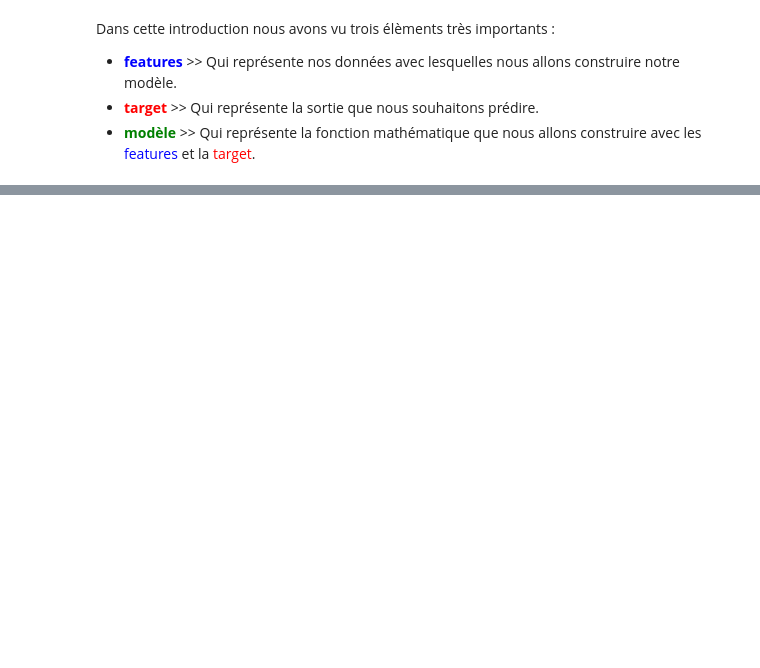
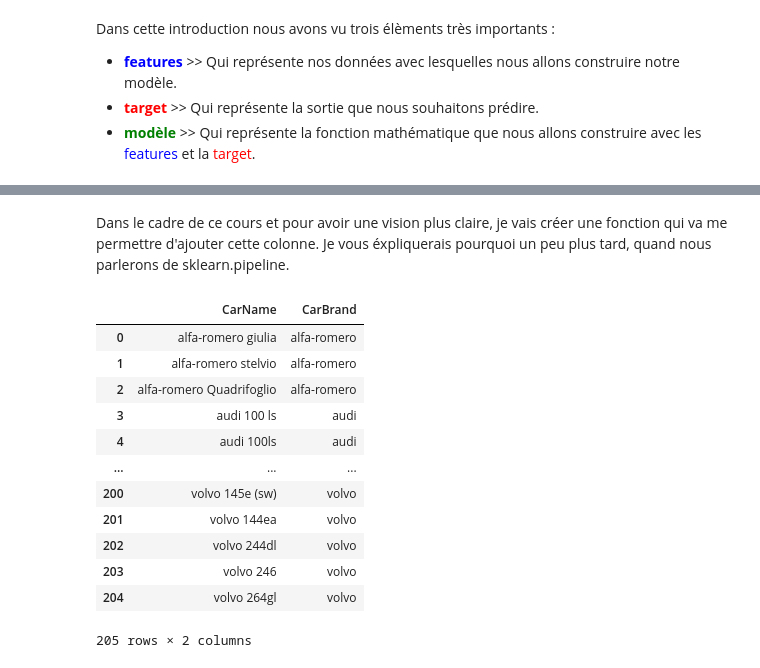
Before and after one commit to logan974/DataCupChallengeLoganFork, a Jupyter notebook: MasterClass_3/Cours3.ipynb, the cells around one changed output, grey strips where cells are left out. Drawn from its saved outputs; the diff is of its cells as text; code cells hidden in the pictures; blank space fills up the shorter version.

```diff
--- a/MasterClass_3/Cours3.ipynb
+++ b/MasterClass_3/Cours3.ipynb
@@ -185,0 +417,25 @@ Ci dessous un tableau récapitulatif de la différence entre les modèles superv
+# %% [markdown]
+Dans le cadre de ce cours et pour avoir une vision plus claire, je vais créer une fonction qui va me permettre d'ajouter cette colonne.
+Je vous éxpliquerais pourquoi un peu plus tard, quand nous parlerons de sklearn.pipeline.
+# %%
+def add_car_brand_column(data):
+    data = data.copy()  # Pour éviter les modifications en place
+    data['CarBrand'] = data['CarName'].apply(lambda x: x.split(' ')[0])
+    return data
+
+carprice_df = add_car_brand_column(carprice_df)
+carprice_df[['CarName', 'CarBrand']]
+# %% [output]
+|  | CarName | CarBrand |
+| 0 | alfa-romero giulia | alfa-romero |
+| 1 | alfa-romero stelvio | alfa-romero |
+| 2 | alfa-romero Quadrifoglio | alfa-romero |
+| 3 | audi 100 ls | audi |
+| 4 | audi 100ls | audi |
+| ... | ... | ... |
+| 200 | volvo 145e (sw) | volvo |
+| 201 | volvo 144ea | volvo |
+| 202 | volvo 244dl | volvo |
+| 203 | volvo 246 | volvo |
+| 204 | volvo 264gl | volvo |
+205 rows × 2 columns
```
Also changed, not shown: parts of 18 cells of this notebook, 3 other files.
